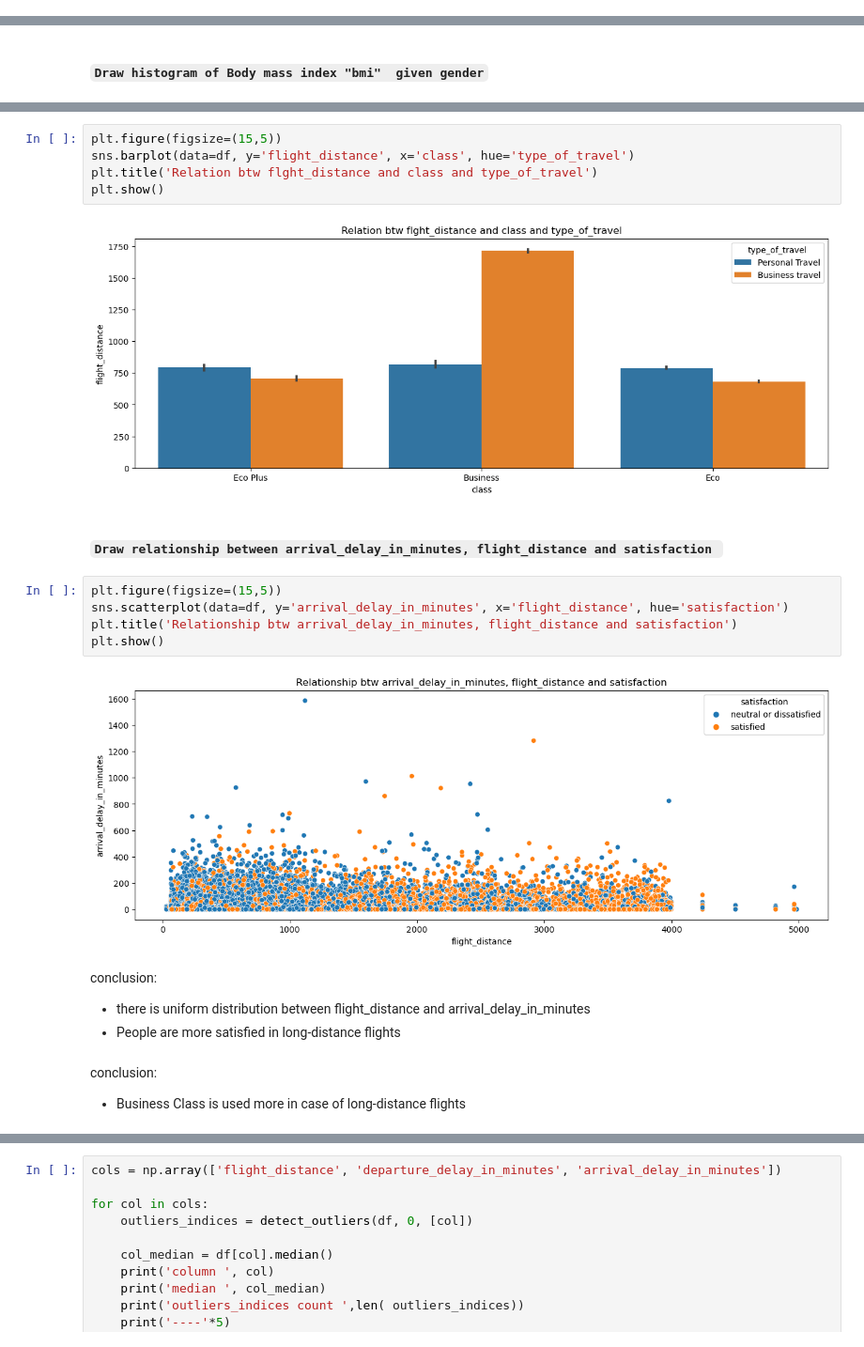
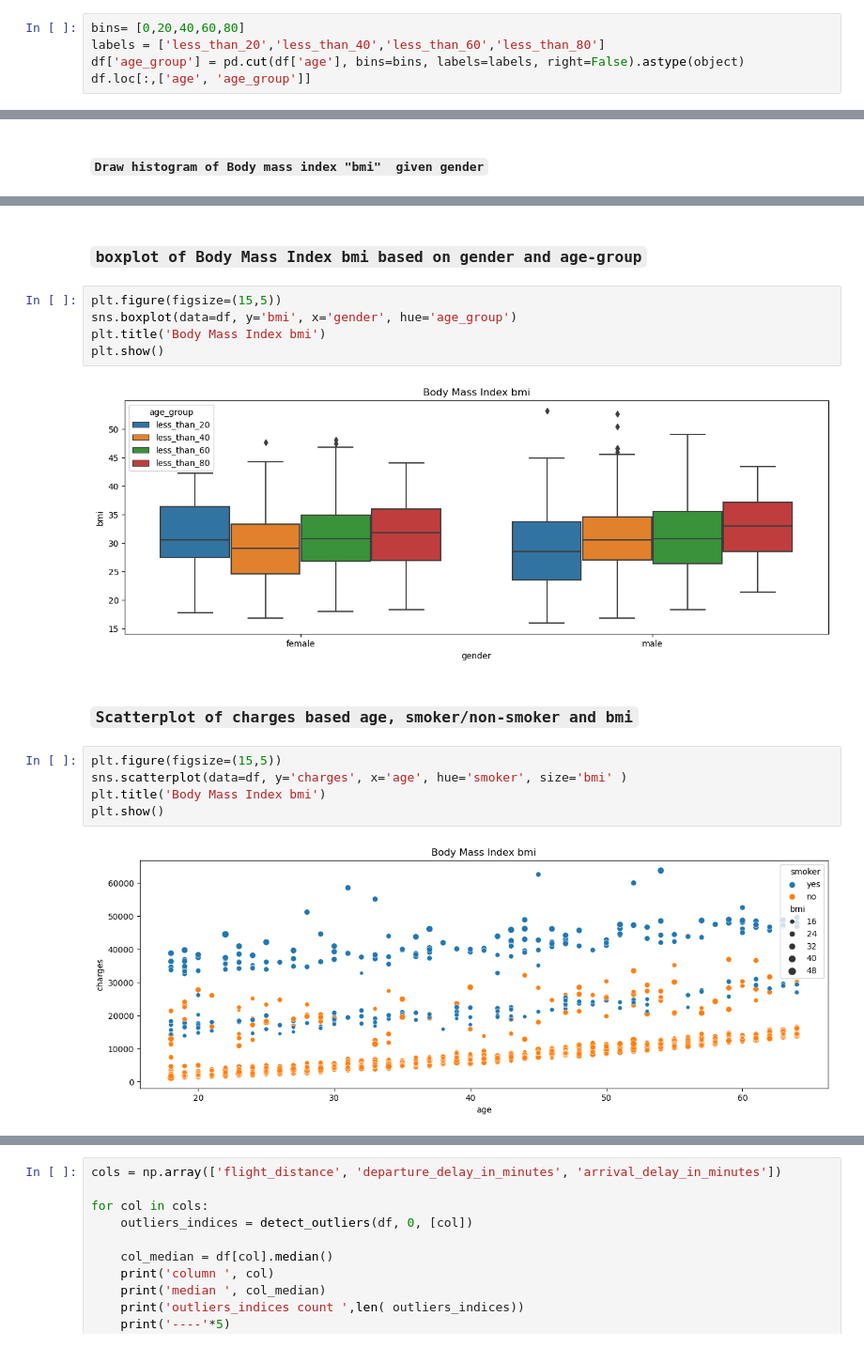
Before and after one commit to aahmedsherif/InsurancePrediction, a Jupyter notebook: script.ipynb, the cells around one changed output, grey strips where cells are left out. Shown at 94% size. Cells and saved outputs as stored; diff of their text form.

Commit message:
add some visualizations

```diff
--- a/script.ipynb
+++ b/script.ipynb
@@ -141,0 +114,5 @@ df.loc[:,['age', 'age_group']]
+# %%
+bins= [0,20,40,60,80]
+labels = ['less_than_20','less_than_40','less_than_60','less_than_80']
+df['age_group'] = pd.cut(df['age'], bins=bins, labels=labels, right=False).astype(object)
+df.loc[:,['age', 'age_group']]
@@ -184,23 +165,18 @@ conclusion:
+# %% [markdown]
+### `boxplot of Body Mass Index bmi based on gender and age-group`
 # %%
 plt.figure(figsize=(15,5))
-sns.barplot(data=df, y='flight_distance', x='class', hue='type_of_travel')
-plt.title('Relation btw flght_distance and class and type_of_travel')
+sns.boxplot(data=df, y='bmi', x='gender', hue='age_group')
+plt.title('Body Mass Index bmi')
 plt.show()
 # %% [output]
-[figure, old version]
+[figure, new version]
-# %% [markdown]
-#### `Draw relationship between arrival_delay_in_minutes, flight_distance and satisfaction `
+# %% [markdown]
+### `Scatterplot of charges based age, smoker/non-smoker and bmi`
 # %%
 plt.figure(figsize=(15,5))
-sns.scatterplot(data=df, y='arrival_delay_in_minutes', x='flight_distance', hue='satisfaction')
-plt.title('Relationship btw arrival_delay_in_minutes, flight_distance and satisfaction')
+sns.scatterplot(data=df, y='charges', x='age', hue='smoker', size='bmi' )
+plt.title('Body Mass Index bmi')
 plt.show()
 # %% [output]
-[figure, old version]
+[figure, new version]
-# %% [markdown]
-conclusion:
-- there is uniform distribution between flight_distance and arrival_delay_in_minutes
-- People are more satisfied in long-distance flights
-# %% [markdown]
-conclusion:
-- Business Class is used more in case of long-distance flights
```
Also changed, not shown: parts of 21 cells of this notebook, 1 other file.
